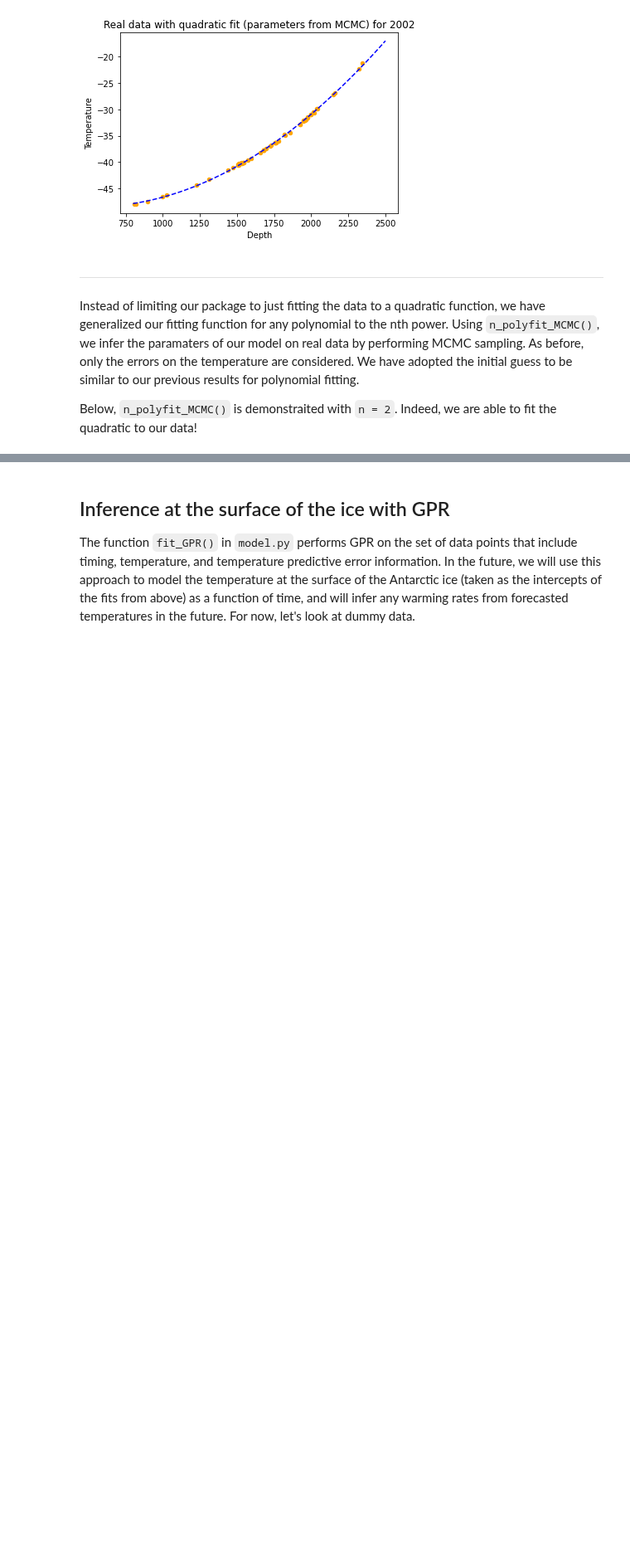
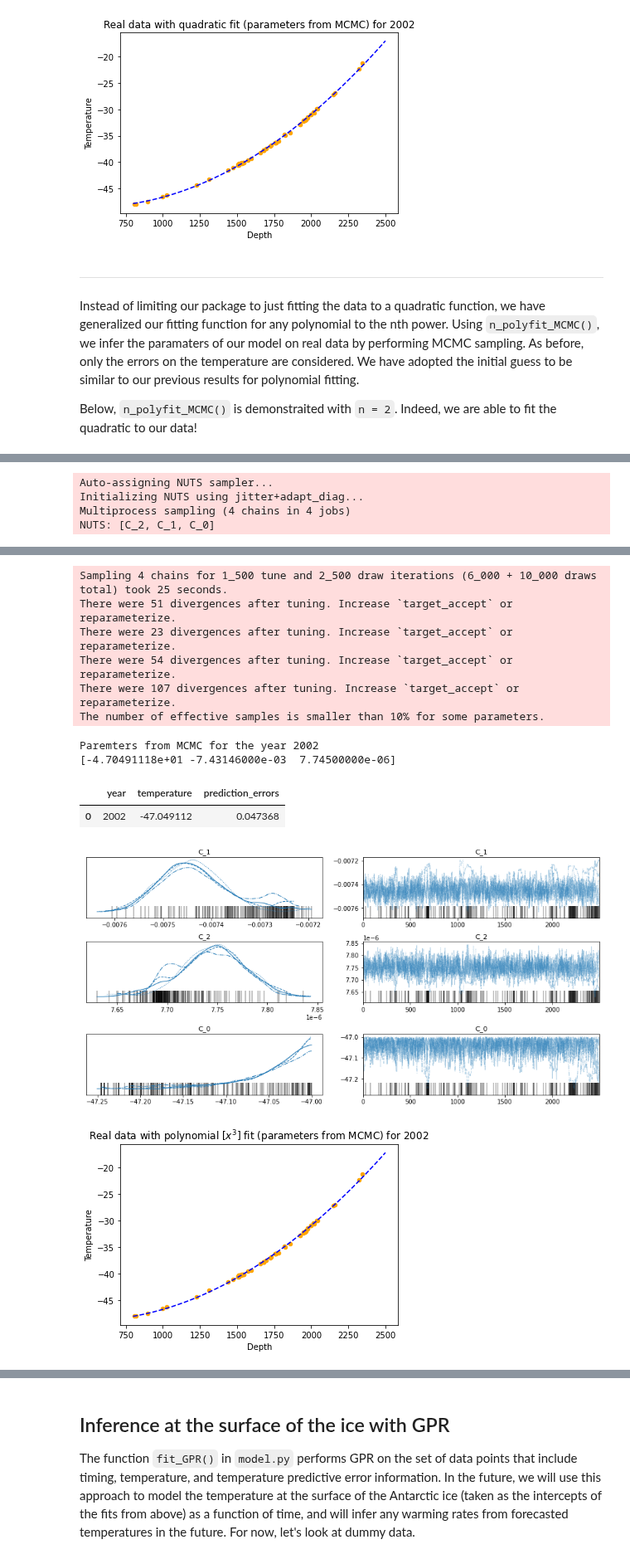
Before and after one commit to phys201/icetemp, a Jupyter notebook: tutorial.ipynb, the cells around one changed output, grey strips where cells are left out. Shown at 83% size. Saved outputs shown, nothing was run; the diff lists cells and outputs as text; code cells hidden in the pictures; blank space fills up the shorter version.

```diff
--- a/tutorial.ipynb
+++ b/tutorial.ipynb
@@ -293,0 +224,22 @@ Paremters from MCMC for the year 2002
+# %%
+n = 2
+init_guess2 = [{'C_0':-50, 'C_1':-0.0009, 'C_2':8.07e-06}] #based on the results from the algebraic fit of all datasets (see above)
+
+params_list = []
+params_errors_list = []
+data = [data_2002]
+for year in range(len(data)):
+        params, errors = m.n_polyfit_MCMC(n, data[year], init_guess2[year]) # returns params in order C_0, C_1, C_2,...
+        params_list.append(params)
+        params_errors_list.append(errors)
+
+# plot fit
+m.plot_polyfit(data, params_list)
+
+# get timetable
+m.get_timetable(data, params_list, params_errors_list)
+# %% [output]
+Auto-assigning NUTS sampler...
+Initializing NUTS using jitter+adapt_diag...
+Multiprocess sampling (4 chains in 4 jobs)
+NUTS: [C_2, C_1, C_0]
@@ -294 +247,13 @@ Paremters from MCMC for the year 2002
+Sampling 4 chains for 1_500 tune and 2_500 draw iterations (6_000 + 10_000 draws total) took 25 seconds.
+There were 51 divergences after tuning. Increase `target_accept` or reparameterize.
+There were 23 divergences after tuning. Increase `target_accept` or reparameterize.
+There were 54 divergences after tuning. Increase `target_accept` or reparameterize.
+There were 107 divergences after tuning. Increase `target_accept` or reparameterize.
+The number of effective samples is smaller than 10% for some parameters.
+Paremters from MCMC for the year 2002
+[-4.70491118e+01 -7.43146000e-03  7.74500000e-06]
+|  | year | temperature | prediction_errors |
+| 0 | 2002 | -47.049112 | 0.047368 |
+[figure, added]
+[figure, added]
 # %%
```
Also changed, not shown: parts of 5 cells of this notebook, 2 other files.
